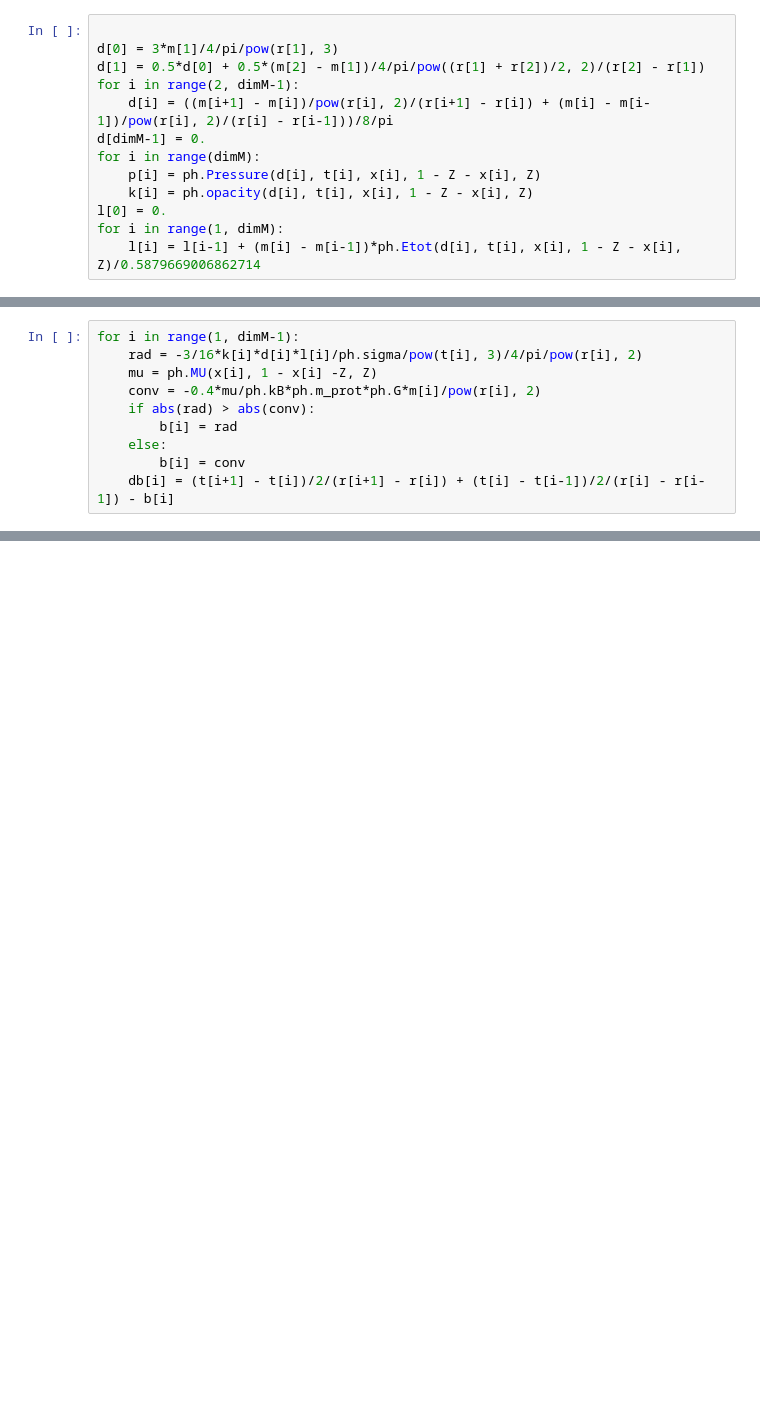
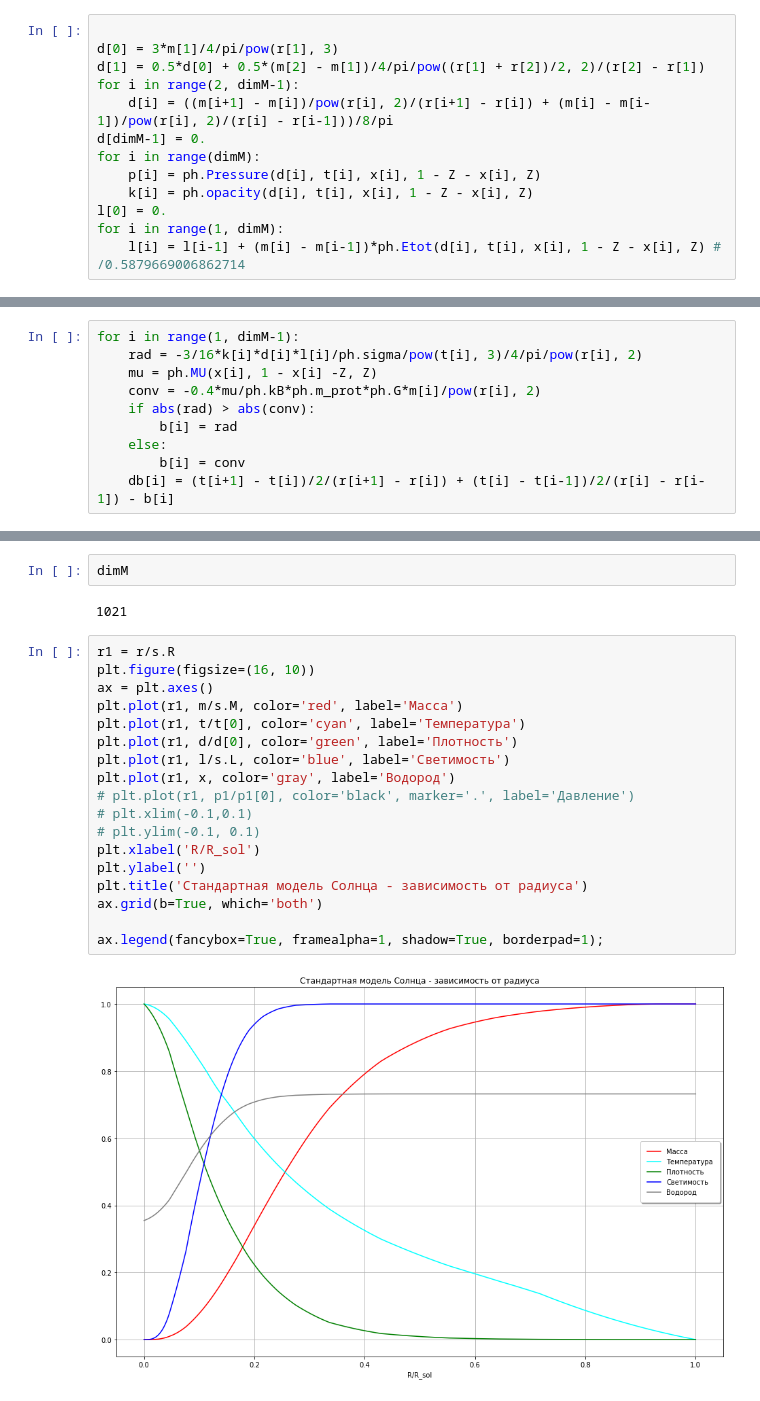
Before and after one commit to boangri/StarModels, a Jupyter notebook: VarModel.ipynb, the cells around one changed output, grey strips where cells are left out. Saved outputs shown, nothing was run; the diff lists cells and outputs as text; blank space fills up the shorter version.

```diff
--- a/VarModel.ipynb
+++ b/VarModel.ipynb
@@ -79,6 +80,6 @@ for i in range(dimM):
     k[i] = ph.opacity(d[i], t[i], x[i], 1 - Z - x[i], Z)
 l[0] = 0.
 for i in range(1, dimM):
-    l[i] = l[i-1] + (m[i] - m[i-1])*ph.Etot(d[i], t[i], x[i], 1 - Z - x[i], Z)/0.5879669006862714
+    l[i] = l[i-1] + (m[i] - m[i-1])*ph.Etot(d[i], t[i], x[i], 1 - Z - x[i], Z) # /0.5879669006862714
 # %%
 for i in range(dimM):
@@ -219,0 +198,24 @@ sa, sb
+# %%
+dimM
+# %% [output]
+1021
+# %%
+r1 = r/s.R
+plt.figure(figsize=(16, 10))
+ax = plt.axes()
+plt.plot(r1, m/s.M, color='red', label='Масса')
+plt.plot(r1, t/t[0], color='cyan', label='Температура')
+plt.plot(r1, d/d[0], color='green', label='Плотность')
+plt.plot(r1, l/s.L, color='blue', label='Светимость')
+plt.plot(r1, x, color='gray', label='Водород')
+# plt.plot(r1, p1/p1[0], color='black', marker='.', label='Давление')
+# plt.xlim(-0.1,0.1)
+# plt.ylim(-0.1, 0.1)
+plt.xlabel('R/R_sol')
+plt.ylabel('')
+plt.title('Стандартная модель Солнца - зависимость от радиуса')
+ax.grid(b=True, which='both')
+
+ax.legend(fancybox=True, framealpha=1, shadow=True, borderpad=1);
+# %% [output]
+[figure, added]
```
Also changed, not shown: parts of 12 cells of this notebook, 2 other files.
